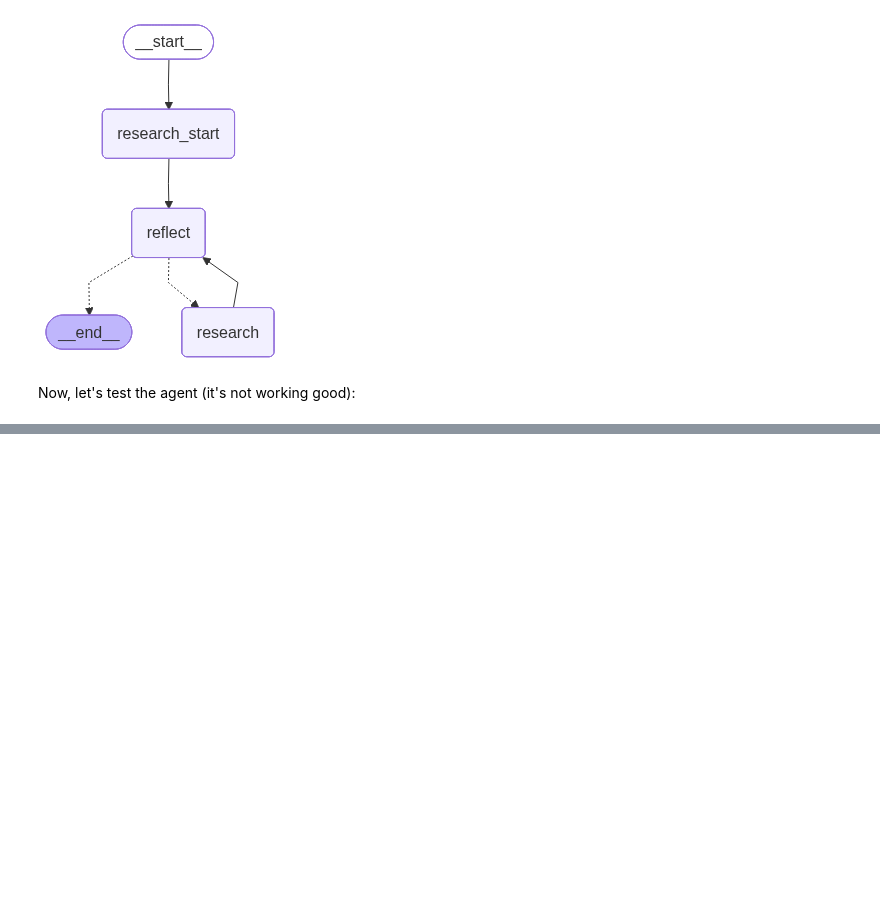
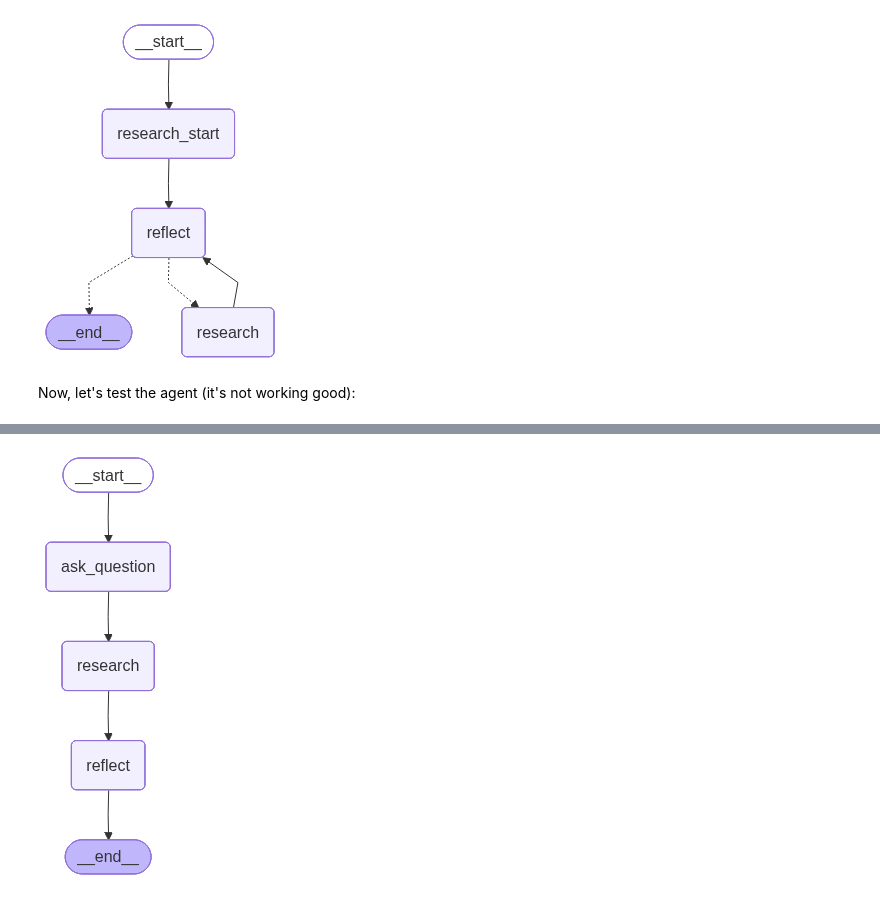
Before and after one commit to angelogalvao/ai-examples, a Jupyter notebook: lang-chain-python/004-multi-agent-systems.ipynb, the cells around one changed output, grey strips where cells are left out. Saved outputs shown, nothing was run; the diff lists cells and outputs as text; code cells hidden in the pictures; blank space fills up the shorter version.

Commit message:
MultiAgent

```diff
--- a/lang-chain-python/004-multi-agent-systems.ipynb
+++ b/lang-chain-python/004-multi-agent-systems.ipynb
@@ -229,0 +234,79 @@ async for _, event in graph.astream({"question": question, "options": options},
+# %%
+from langgraph.graph import MessagesState
+from langgraph.types import Command
+
+system_prompt = (
+    "You're a hard-working, curious and creative student. "
+    "You're working on exam question. Think step by step."
+    "Always provide an argumentation for your answer. "
+    "Do not assume anything, use available tools to search "
+    "for evidence and supporting statements."
+)
+
+research_agent = create_agent(
+    model = llm,
+    tools = research_tools,
+    system_prompt=system_prompt,
+)
+
+reflection_prompt = (
+    "You are a university professor and you're supervising a student who is "
+    "working on multiple-choice exam question. "
+    "Given the dialogue above, reflect on the answer provided and give a feedback "
+    " if needed. If you think the final answer is correct, reply with "
+    "an empty message. Only provide critique if you think the last answer might "
+    "be incorrect or there are reasoning flaws. Do not assume anything, "
+    "evaluate only the reasoning the student provided and whether there is "
+    "enough evidence for their answer."
+)
+
+question_template = PromptTemplate.from_template(
+    "QUESTION:\n{question}\n\nANSWER OPTIONS:\n{options}\n\n"
+)
+
+def _ask_question(state):
+  return {"messages": [("human", question_template.invoke(state).text)]}
+
+def _give_feedback(state, config: RunnableConfig):
+  messages = state["messages"] + [("human", reflection_prompt)]
+  max_messages = config["configurable"].get("max_messages", 10)
+
+  if len(messages) > max_messages:
+    return Command(
+      update={},
+      goto=END
+    )
+
+  result = llm.invoke(messages)
+
+  if result.content:
+    return Command(
+      update={"messages": [
+          ("assistant", result.content),
+           ("human", "Please, address the feedback above and give an answer.")]},
+      goto="research"
+  )
+  return Command(
+      update={},
+      goto=END
+  )
+
+class ReflectionAgentState(MessagesState):
+  question: str
+  options: str
+
+builder = StateGraph(ReflectionAgentState)
+builder.add_node("ask_question", _ask_question)
+builder.add_node("research", research_agent)
+builder.add_node("reflect", _give_feedback)
+
+builder.add_edge(START, "ask_question")
+builder.add_edge("ask_question", "research")
+builder.add_edge("research", "reflect")
+graph = builder.compile()
+
+
+from IPython.display import Image, display
+display(Image(graph.get_graph().draw_mermaid_png()))
+# %% [output]
+[figure, added]
```
Also changed, not shown: parts of 2 cells of this notebook.
